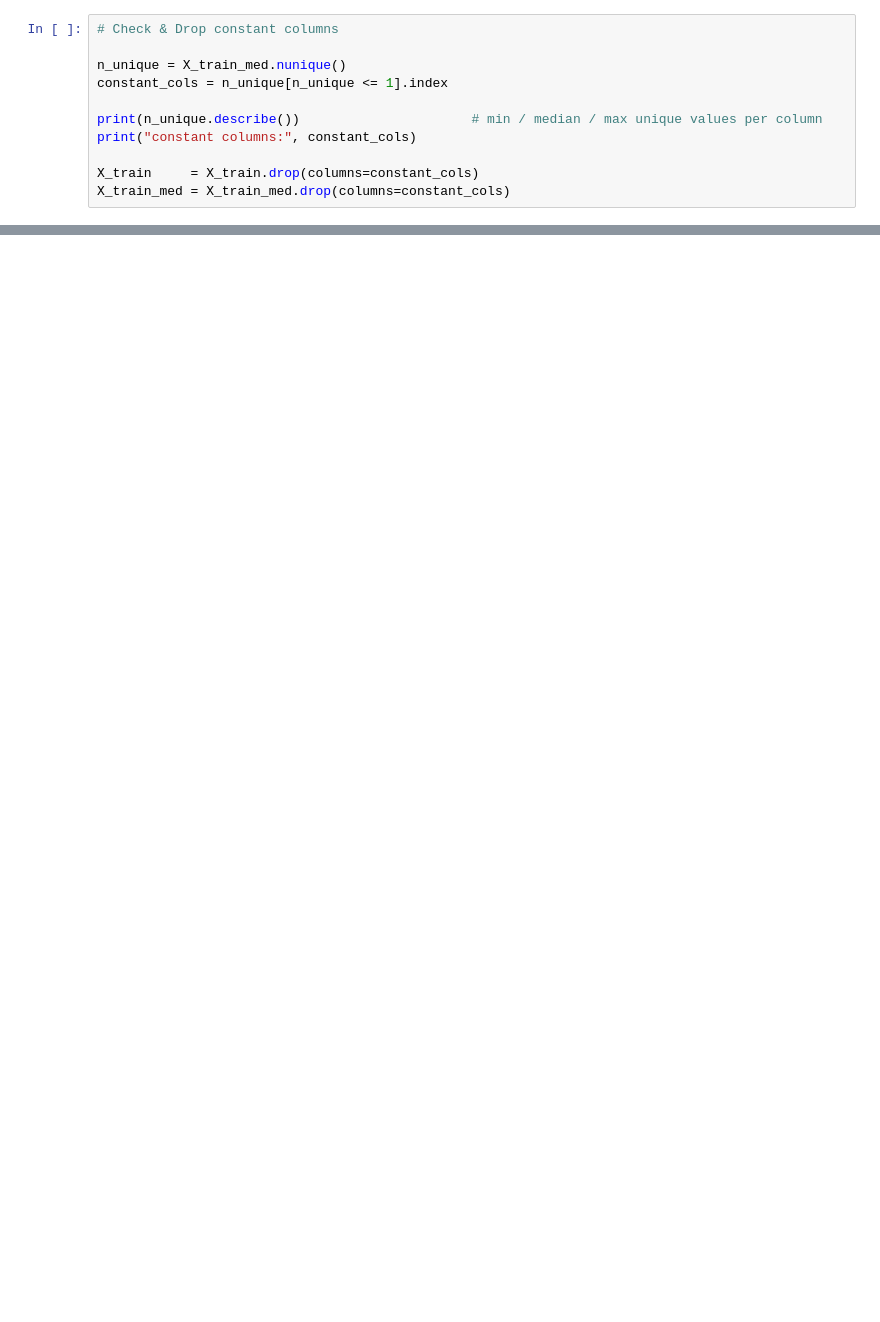
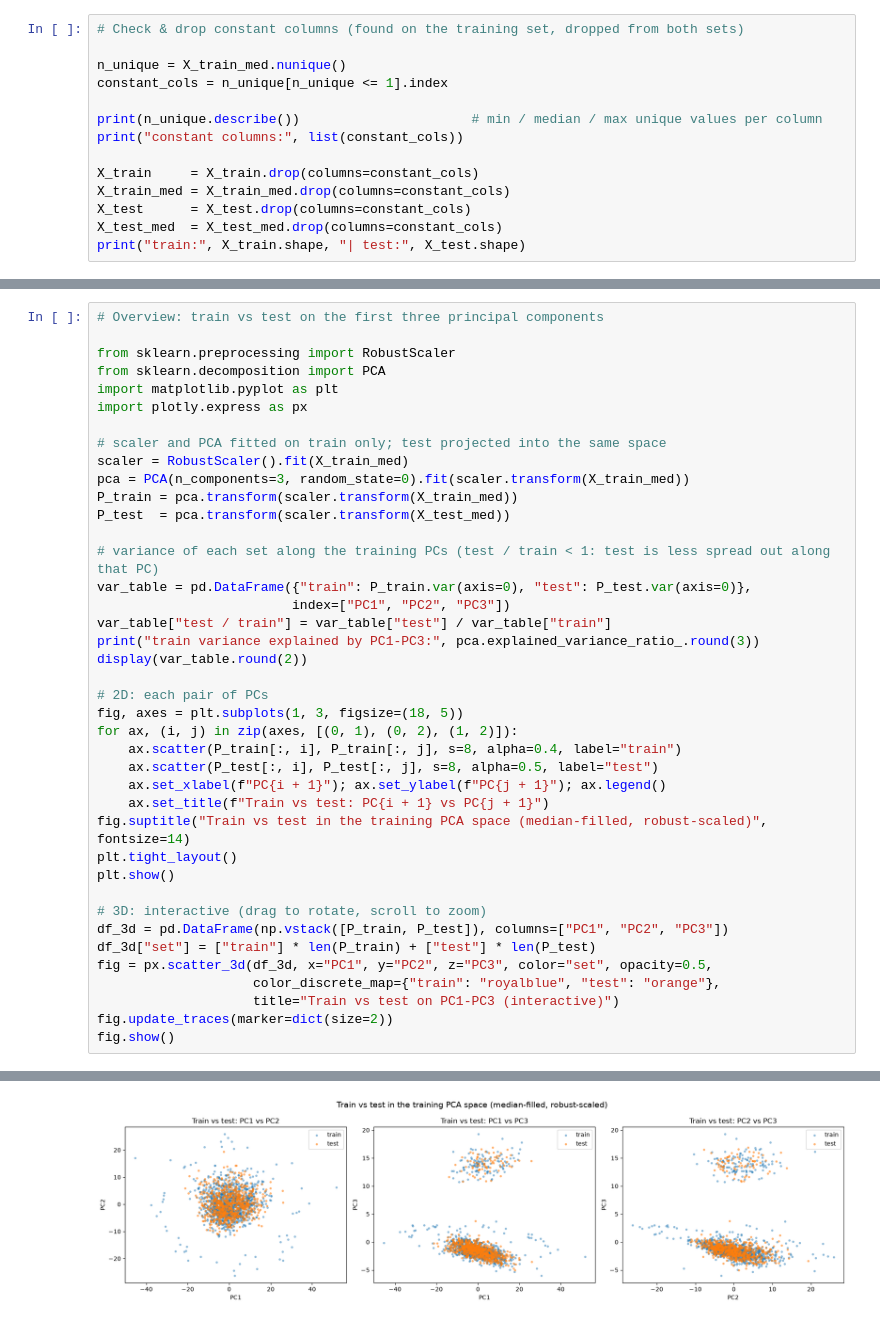
Before and after one commit to Giulio-grt/Advanced-Machine-Learning-ETHZ, a Jupyter notebook: eth-aml-2026-project-1/data_prep.ipynb, the cells around one changed output, grey strips where cells are left out. Saved outputs shown, nothing was run; the diff lists cells and outputs as text; blank space fills up the shorter version.

```diff
--- a/eth-aml-2026-project-1/data_prep.ipynb
+++ b/eth-aml-2026-project-1/data_prep.ipynb
@@ -39,14 +23,17 @@ Shape: (1212, 832)
 # %%
-# Check & Drop constant columns
+# Check & drop constant columns (found on the training set, dropped from both sets)
 
 n_unique = X_train_med.nunique()
 constant_cols = n_unique[n_unique <= 1].index
 
 print(n_unique.describe())                      # min / median / max unique values per column
-print("constant columns:", constant_cols)
+print("constant columns:", list(constant_cols))
 
 X_train     = X_train.drop(columns=constant_cols)
 X_train_med = X_train_med.drop(columns=constant_cols)
+X_test      = X_test.drop(columns=constant_cols)
+X_test_med  = X_test_med.drop(columns=constant_cols)
+print("train:", X_train.shape, "| test:", X_test.shape)
 # %% [output]
 count     832.000000
 mean     1113.890625
@@ -94,0 +49,41 @@ outliers found: 25 of 1212
+# %%
+# Overview: train vs test on the first three principal components
+
+from sklearn.preprocessing import RobustScaler
+from sklearn.decomposition import PCA
+import matplotlib.pyplot as plt
+import plotly.express as px
+
+# scaler and PCA fitted on train only; test projected into the same space
+scaler = RobustScaler().fit(X_train_med)
+pca = PCA(n_components=3, random_state=0).fit(scaler.transform(X_train_med))
+P_train = pca.transform(scaler.transform(X_train_med))
+P_test  = pca.transform(scaler.transform(X_test_med))
+
+# variance of each set along the training PCs (test / train < 1: test is less spread out along that PC)
+var_table = pd.DataFrame({"train": P_train.var(axis=0), "test": P_test.var(axis=0)},
+                         index=["PC1", "PC2", "PC3"])
+var_table["test / train"] = var_table["test"] / var_table["train"]
+print("train variance explained by PC1-PC3:", pca.explained_variance_ratio_.round(3))
+display(var_table.round(2))
+
+# 2D: each pair of PCs
+fig, axes = plt.subplots(1, 3, figsize=(18, 5))
+for ax, (i, j) in zip(axes, [(0, 1), (0, 2), (1, 2)]):
+    ax.scatter(P_train[:, i], P_train[:, j], s=8, alpha=0.4, label="train")
+    ax.scatter(P_test[:, i], P_test[:, j], s=8, alpha=0.5, label="test")
+    ax.set_xlabel(f"PC{i + 1}"); ax.set_ylabel(f"PC{j + 1}"); ax.legend()
+    ax.set_title(f"Train vs test: PC{i + 1} vs PC{j + 1}")
+fig.suptitle("Train vs test in the training PCA space (median-filled, robust-scaled)", fontsize=14)
+plt.tight_layout()
+plt.show()
+
+# 3D: interactive (drag to rotate, scroll to zoom)
+df_3d = pd.DataFrame(np.vstack([P_train, P_test]), columns=["PC1", "PC2", "PC3"])
+df_3d["set"] = ["train"] * len(P_train) + ["test"] * len(P_test)
+fig = px.scatter_3d(df_3d, x="PC1", y="PC2", z="PC3", color="set", opacity=0.5,
+                    color_discrete_map={"train": "royalblue", "test": "orange"},
+                    title="Train vs test on PC1-PC3 (interactive)")
+fig.update_traces(marker=dict(size=2))
+fig.show()
+# %% [output]
@@ -94,0 +95 @@ outliers found: 25 of 1212
+[figure, added]
```
Also changed, not shown: parts of 8 cells of this notebook.
